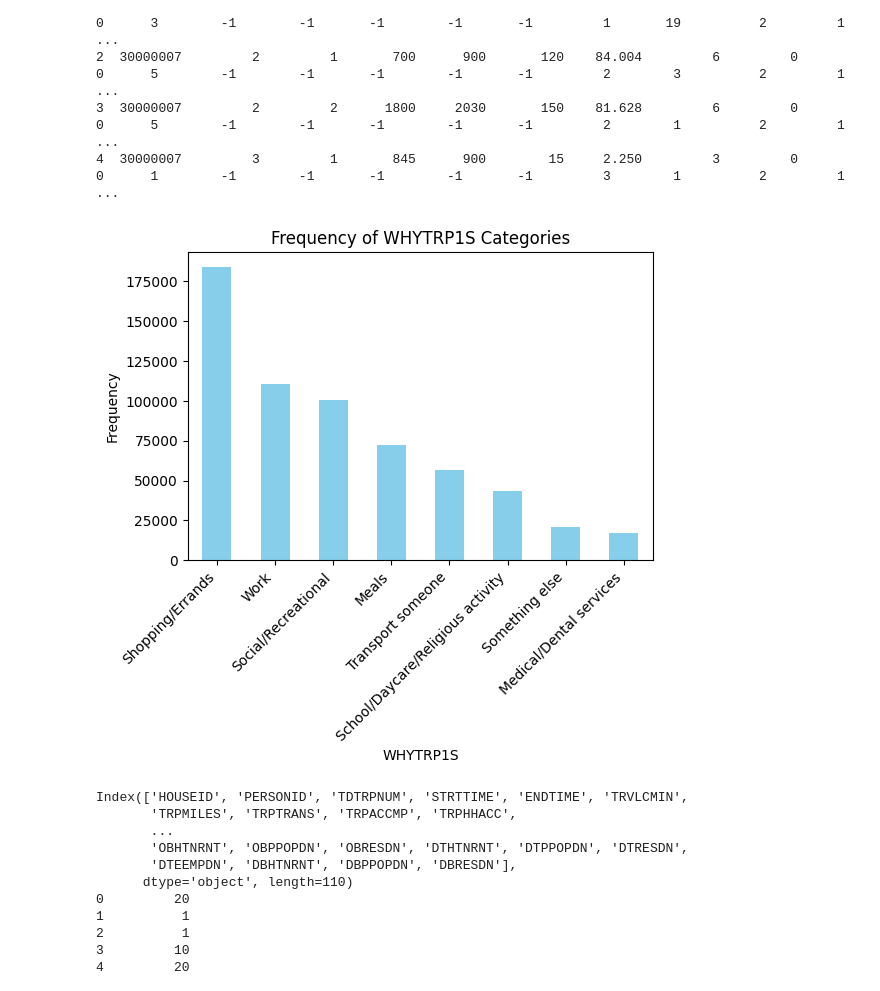
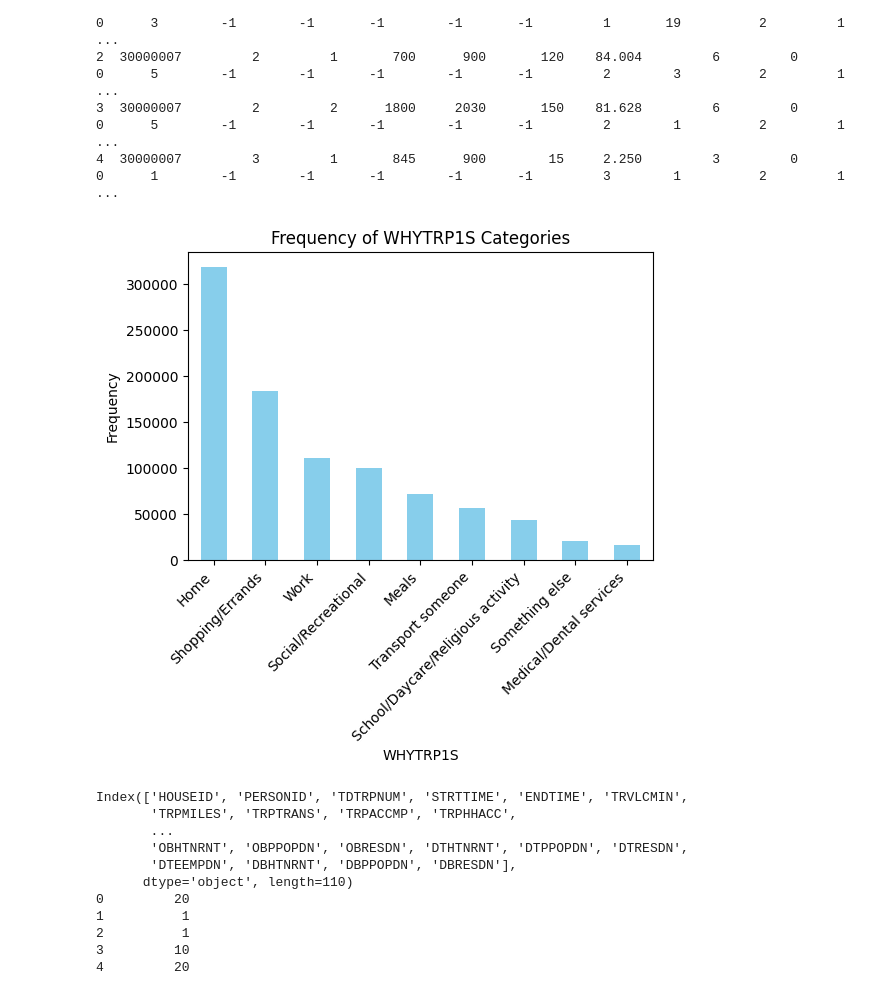
Before and after one commit to prateekanand2/Travel-Purpose-Prediction, a Jupyter notebook: rf.ipynb, the cells around one changed output. Drawn from its saved outputs; the diff is of its cells as text; code cells hidden in the pictures.

Commit message:
Update RF with better models and plots

```diff
--- a/rf.ipynb
+++ b/rf.ipynb
@@ -55,28 +55,29 @@ import matplotlib.pyplot as plt
 # %%
 #Visualization and examination of target features
 # whytrip1s = data['WHYTRP1S'].value_counts()
+# print(data['WHYTRP1S'].value_counts())
 whytrip1s_map_to_string = {
-    '01':'Home',
+    '1':'Home',
     '10':'Work',
     '20':'School/Daycare/Religious activity',
     '30':'Medical/Dental services',
     '40':'Shopping/Errands',
     '50':'Social/Recreational',
     '70':'Transport someone',
     '80':'Meals',
     '97':'Something else'
 }
 whytrip1s = data['WHYTRP1S'].astype(str).map(whytrip1s_map_to_string).value_counts()
 
 # print(whytrip1s)
 plt.figure(figsize=(6, 4))
 whytrip1s.plot(kind='bar', color='skyblue')
 plt.title('Frequency of WHYTRP1S Categories')
 plt.ylabel('Frequency')
 plt.xticks(rotation=45, ha='right')
 plt.show()
 # %% [output]
-[figure, old version]
+[figure, new version]
 # %%
 from sklearn.ensemble import RandomForestClassifier
 from sklearn.feature_selection import RFE
```
Also changed, not shown: parts of 29 cells of this notebook.
